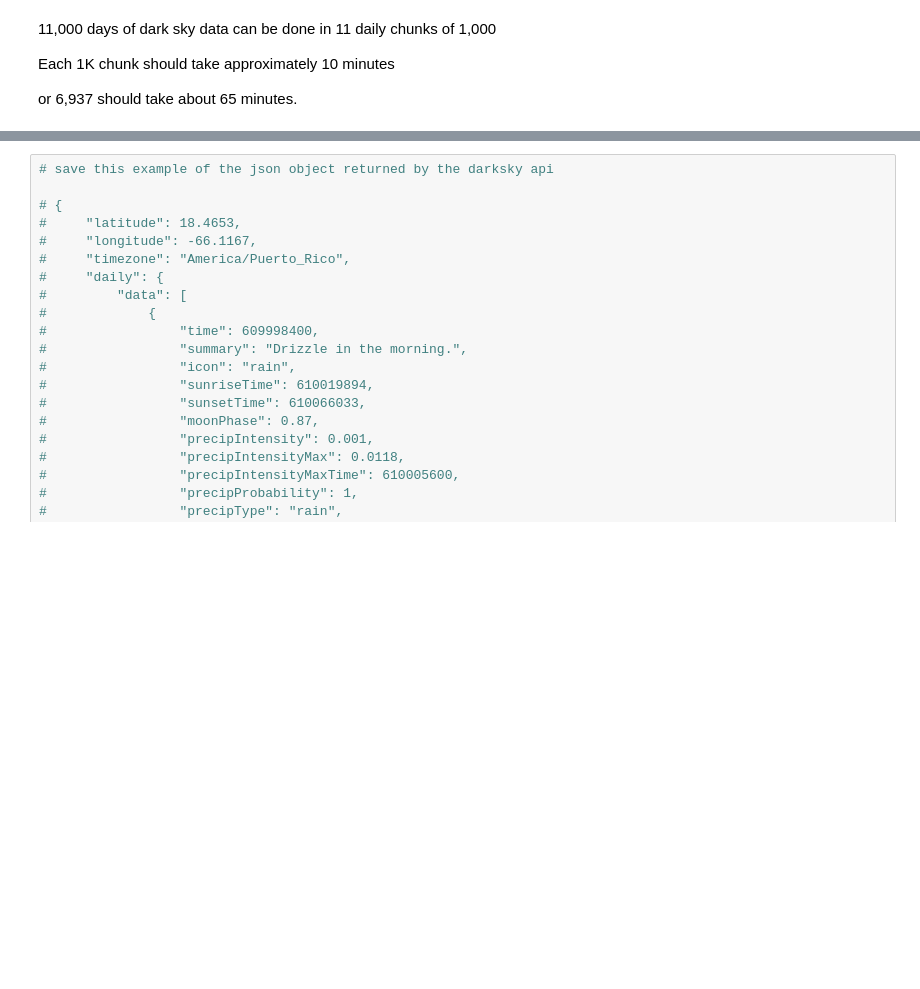
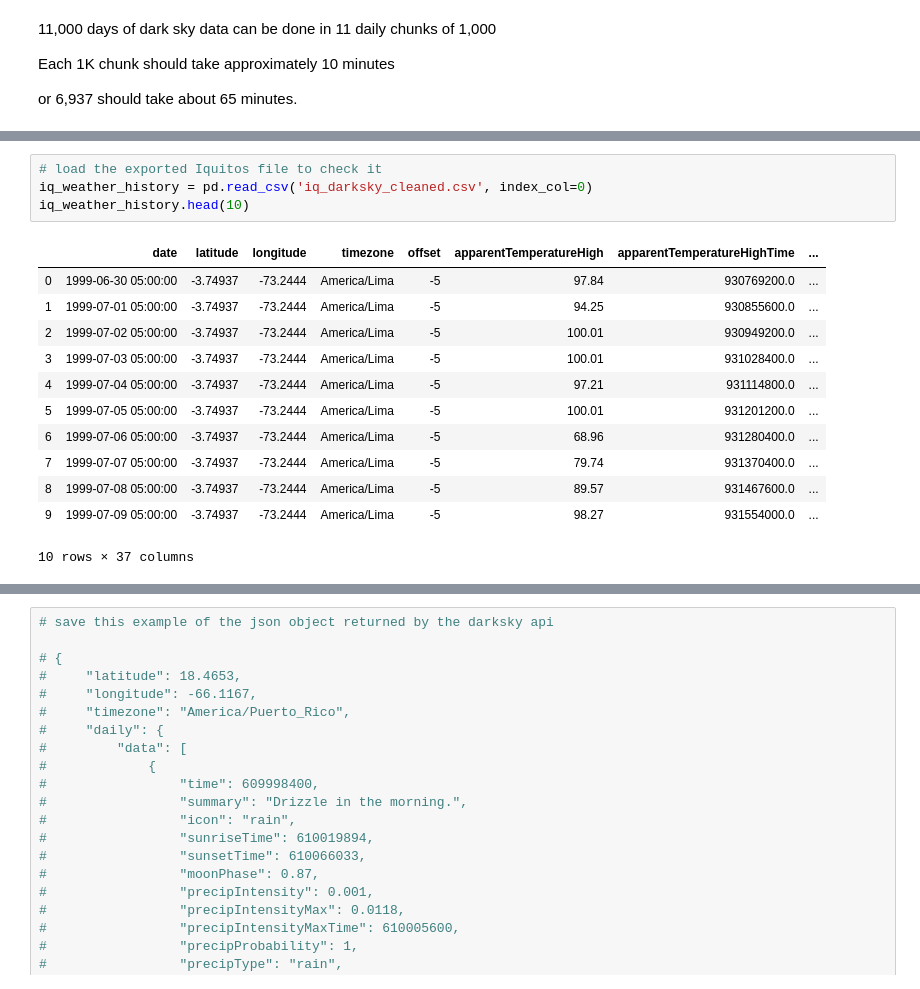
Before and after one commit to iEvidently/dsc-5-capstone-project-online-ds-pt-100118, a Jupyter notebook: dengue_fever_prediction.ipynb, the cells around one changed output, grey strips where cells are left out. Drawn from its saved outputs; the diff is of its cells as text; blank space fills up the shorter version.

```diff
--- a/dengue_fever_prediction.ipynb
+++ b/dengue_fever_prediction.ipynb
@@ -501,0 +601,17 @@ or 6,937 should take about 65 minutes.
+# %%
+# load the exported Iquitos file to check it
+iq_weather_history = pd.read_csv('iq_darksky_cleaned.csv', index_col=0)
+iq_weather_history.head(10)
+# %% [output]
+|  | date | latitude | longitude | timezone | offset | apparentTemperatureHigh | apparentTemperatureHighTime | ... |
+| 0 | 1999-06-30 05:00:00 | -3.74937 | -73.2444 | America/Lima | -5 | 97.84 | 930769200.0 | ... |
+| 1 | 1999-07-01 05:00:00 | -3.74937 | -73.2444 | America/Lima | -5 | 94.25 | 930855600.0 | ... |
+| 2 | 1999-07-02 05:00:00 | -3.74937 | -73.2444 | America/Lima | -5 | 100.01 | 930949200.0 | ... |
+| 3 | 1999-07-03 05:00:00 | -3.74937 | -73.2444 | America/Lima | -5 | 100.01 | 931028400.0 | ... |
+| 4 | 1999-07-04 05:00:00 | -3.74937 | -73.2444 | America/Lima | -5 | 97.21 | 931114800.0 | ... |
+| 5 | 1999-07-05 05:00:00 | -3.74937 | -73.2444 | America/Lima | -5 | 100.01 | 931201200.0 | ... |
+| 6 | 1999-07-06 05:00:00 | -3.74937 | -73.2444 | America/Lima | -5 | 68.96 | 931280400.0 | ... |
+| 7 | 1999-07-07 05:00:00 | -3.74937 | -73.2444 | America/Lima | -5 | 79.74 | 931370400.0 | ... |
+| 8 | 1999-07-08 05:00:00 | -3.74937 | -73.2444 | America/Lima | -5 | 89.57 | 931467600.0 | ... |
+| 9 | 1999-07-09 05:00:00 | -3.74937 | -73.2444 | America/Lima | -5 | 98.27 | 931554000.0 | ... |
+10 rows × 37 columns
```
Also changed, not shown: parts of 24 cells of this notebook, 4 other files.
